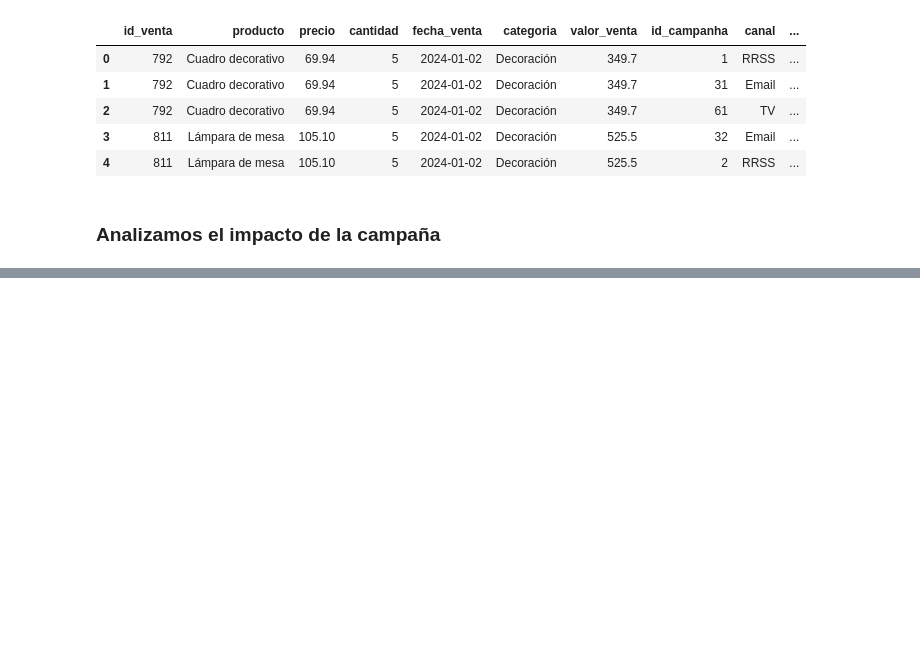
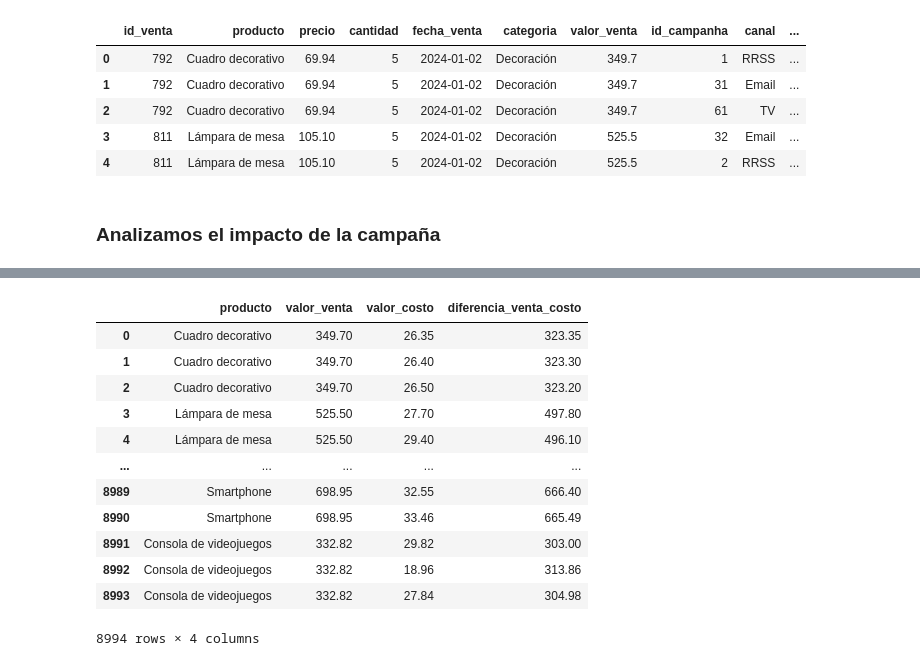
Before and after one commit to FerJGit/TT-2C2025-Data-Analitycs-Notebooks, a Jupyter notebook: PreEntrega/Mis_Archivos/Pre-entrega.ipynb, the cells around one changed output, grey strips where cells are left out. Drawn from its saved outputs; the diff is of its cells as text; code cells hidden in the pictures; blank space fills up the shorter version.

```diff
--- a/PreEntrega/Mis_Archivos/Pre-entrega.ipynb
+++ b/PreEntrega/Mis_Archivos/Pre-entrega.ipynb
@@ -895 +893,21 @@ ventas_marketing[['producto', 'valor_venta', 'costo']]
+# %%
+# Agrego una columna con la diferencia entre lo invertido (valor_costo) y lo vendido (valor_venta)
+ventas_marketing["diferencia_venta_costo"] = ventas_marketing["valor_venta"] - ventas_marketing["valor_costo"]
+
+# Muestro solo las columnas que me interesan
+ventas_marketing[['producto', 'valor_venta', 'valor_costo', 'diferencia_venta_costo']]
+# %% [output]
+|  | producto | valor_venta | valor_costo | diferencia_venta_costo |
+| 0 | Cuadro decorativo | 349.70 | 26.35 | 323.35 |
+| 1 | Cuadro decorativo | 349.70 | 26.40 | 323.30 |
+| 2 | Cuadro decorativo | 349.70 | 26.50 | 323.20 |
+| 3 | Lámpara de mesa | 525.50 | 27.70 | 497.80 |
+| 4 | Lámpara de mesa | 525.50 | 29.40 | 496.10 |
+| ... | ... | ... | ... | ... |
+| 8989 | Smartphone | 698.95 | 32.55 | 666.40 |
+| 8990 | Smartphone | 698.95 | 33.46 | 665.49 |
+| 8991 | Consola de videojuegos | 332.82 | 29.82 | 303.00 |
+| 8992 | Consola de videojuegos | 332.82 | 18.96 | 313.86 |
+| 8993 | Consola de videojuegos | 332.82 | 27.84 | 304.98 |
+8994 rows × 4 columns
 # %%
```
Also changed, not shown: parts of 20 cells of this notebook.
